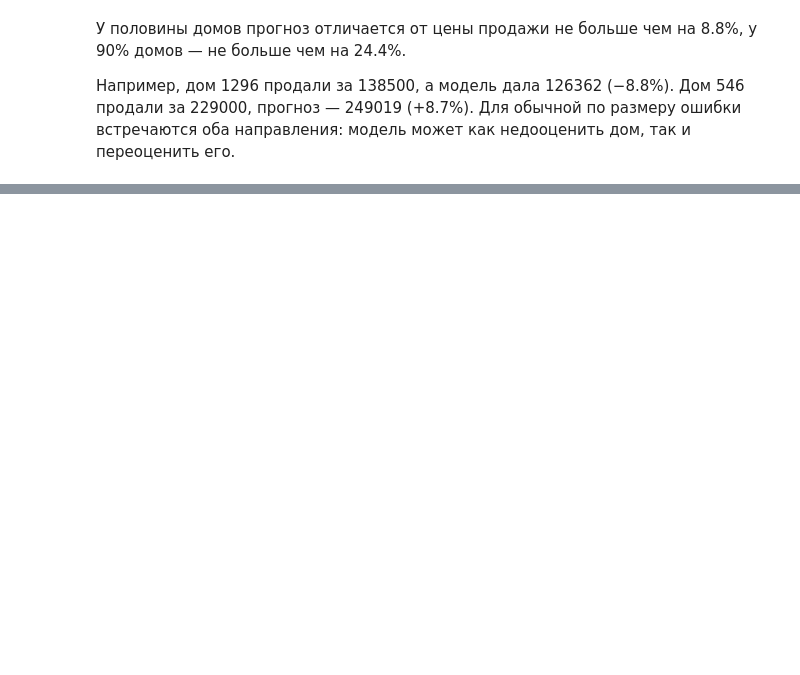
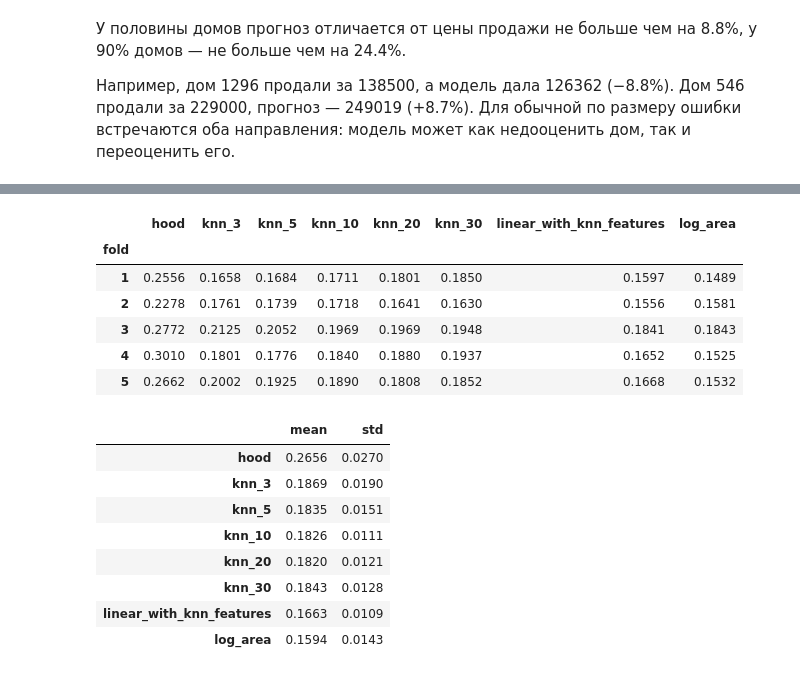
Before and after one commit to tarma3v/HousePrices, a Jupyter notebook: notebooks/baseline_review.ipynb, the cells around one changed output, grey strips where cells are left out. Cells and saved outputs as stored; diff of their text form; code cells hidden in the pictures; blank space fills up the shorter version.

```diff
--- a/notebooks/baseline_review.ipynb
+++ b/notebooks/baseline_review.ipynb
@@ -144,0 +198,23 @@ df.assign(error_pct=pct).loc[ids, ['SalePrice', 'linear', 'error_pct']].round(1)
+# %%
+models = ['hood', 'knn_3', 'knn_5', 'knn_10', 'knn_20', 'knn_30', 'linear_with_knn_features', 'log_area']
+err = np.log(df[models]).sub(np.log(df['SalePrice']), axis=0)
+rmse = err.pow(2).groupby(df['fold']).mean().pow(0.5)
+display(rmse.round(4))
+rmse.agg(['mean', 'std']).T.round(4)
+# %% [output]
+|  | hood | knn_3 | knn_5 | knn_10 | knn_20 | knn_30 | linear_with_knn_features | log_area |
+| fold |  |  |  |  |  |  |  |  |
+| 1 | 0.2556 | 0.1658 | 0.1684 | 0.1711 | 0.1801 | 0.1850 | 0.1597 | 0.1489 |
+| 2 | 0.2278 | 0.1761 | 0.1739 | 0.1718 | 0.1641 | 0.1630 | 0.1556 | 0.1581 |
+| 3 | 0.2772 | 0.2125 | 0.2052 | 0.1969 | 0.1969 | 0.1948 | 0.1841 | 0.1843 |
+| 4 | 0.3010 | 0.1801 | 0.1776 | 0.1840 | 0.1880 | 0.1937 | 0.1652 | 0.1525 |
+| 5 | 0.2662 | 0.2002 | 0.1925 | 0.1890 | 0.1808 | 0.1852 | 0.1668 | 0.1532 |
+|  | mean | std |
+| hood | 0.2656 | 0.0270 |
+| knn_3 | 0.1869 | 0.0190 |
+| knn_5 | 0.1835 | 0.0151 |
+| knn_10 | 0.1826 | 0.0111 |
+| knn_20 | 0.1820 | 0.0121 |
+| knn_30 | 0.1843 | 0.0128 |
+| linear_with_knn_features | 0.1663 | 0.0109 |
+| log_area | 0.1594 | 0.0143 |
```
Also changed, not shown: parts of 14 cells of this notebook, 2 other files.
